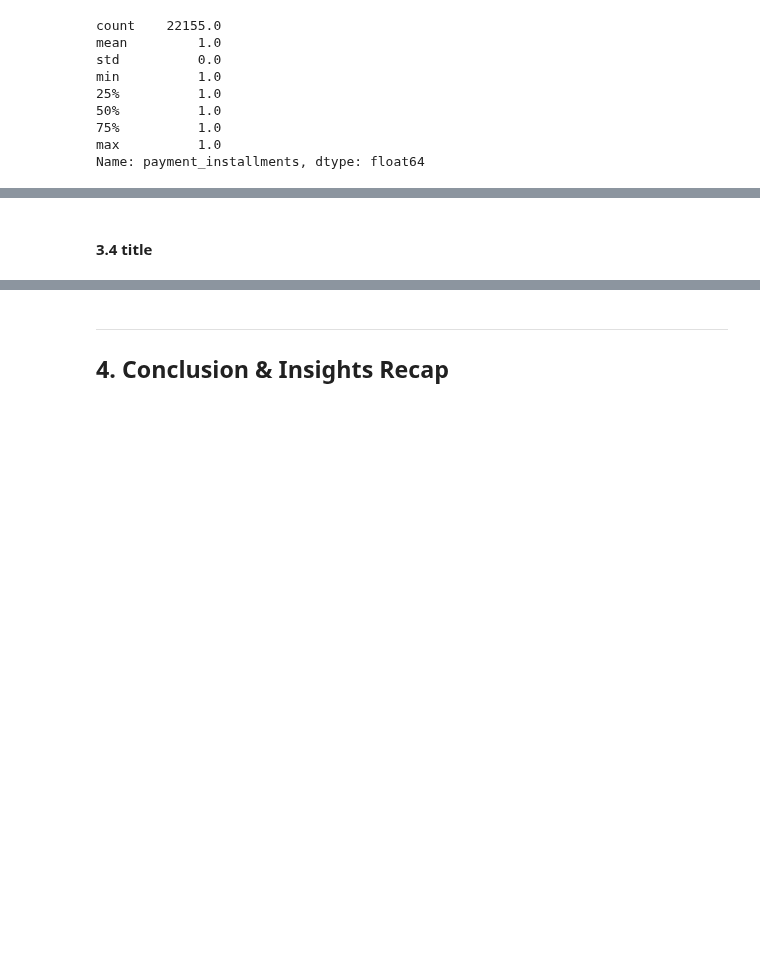
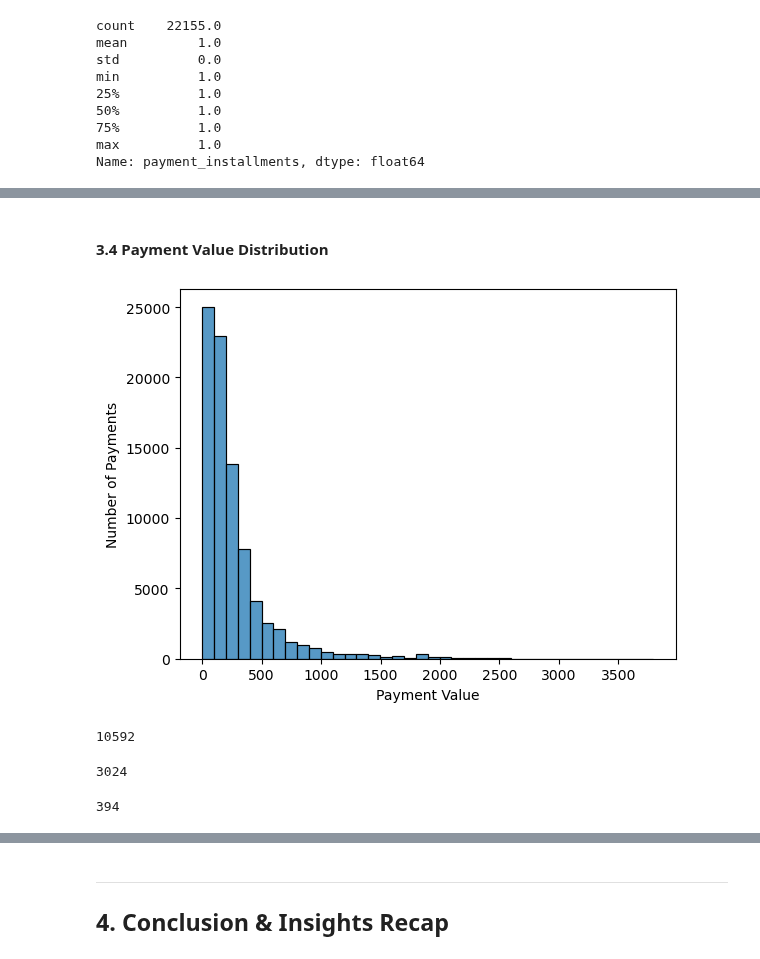
Before and after one commit to JatinY459/ecommerce-data-analysis, a Jupyter notebook: notebooks/05_EDA_payments_shipping.ipynb, the cells around one changed output, grey strips where cells are left out. Cells and saved outputs as stored; diff of their text form; code cells hidden in the pictures; blank space fills up the shorter version.

```diff
--- a/notebooks/05_EDA_payments_shipping.ipynb
+++ b/notebooks/05_EDA_payments_shipping.ipynb
@@ -218,2 +229,21 @@ Name: payment_installments, dtype: float64
 # %% [markdown]
-#### **3.4 title** <a id="topic-3-4"></a>
+#### **3.4 Payment Value Distribution** <a id="topic-3-4"></a>
+# %%
+sns.histplot(payments['payment_value'], binwidth=100)
+plt.ylabel('Number of Payments')
+plt.xlabel('Payment Value')
+plt.show()
+# %% [output]
+[figure, added]
+# %%
+len(payments[payments['payment_value'] > 500])
+# %% [output]
+10592
+# %%
+len(payments[payments['payment_value'] > 1000])
+# %% [output]
+3024
+# %%
+len(payments[payments['payment_value'] > 2000])
+# %% [output]
+394
```
Also changed, not shown: parts of 16 cells of this notebook.
